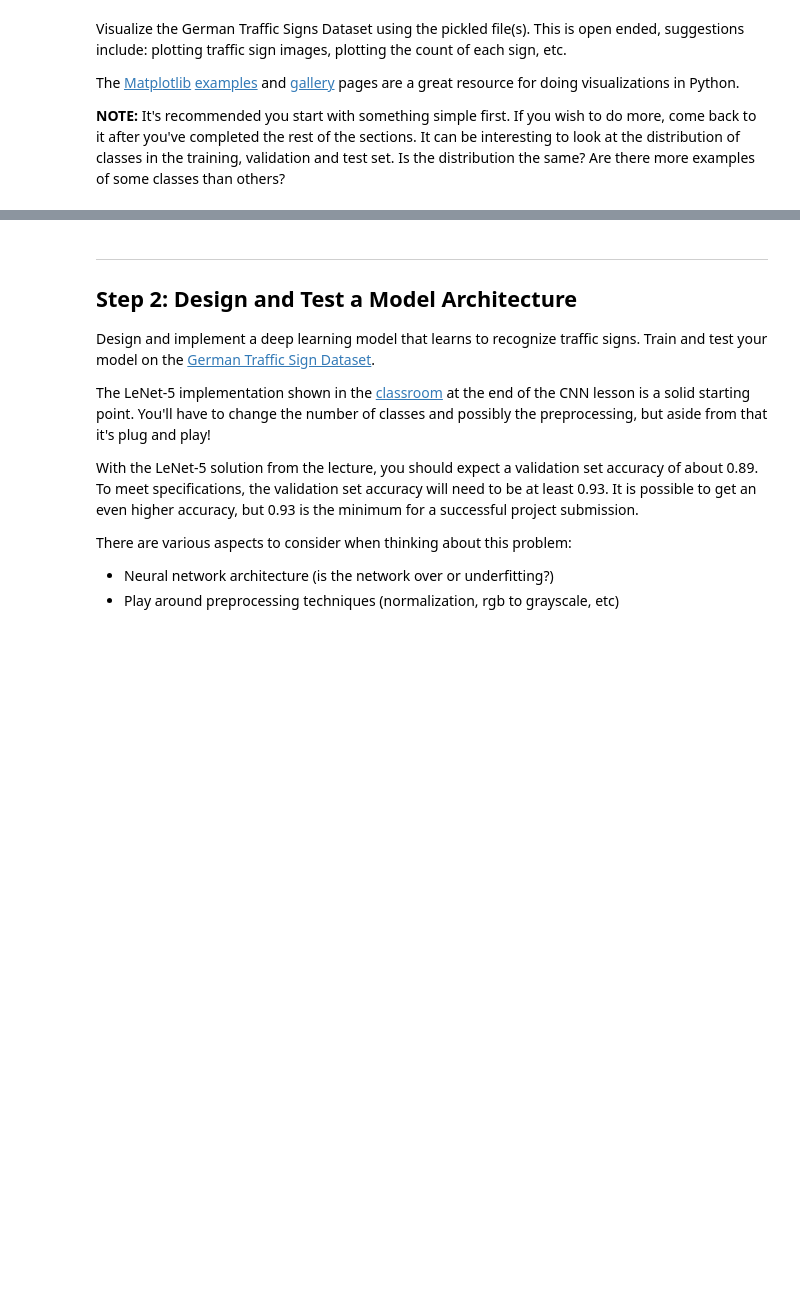
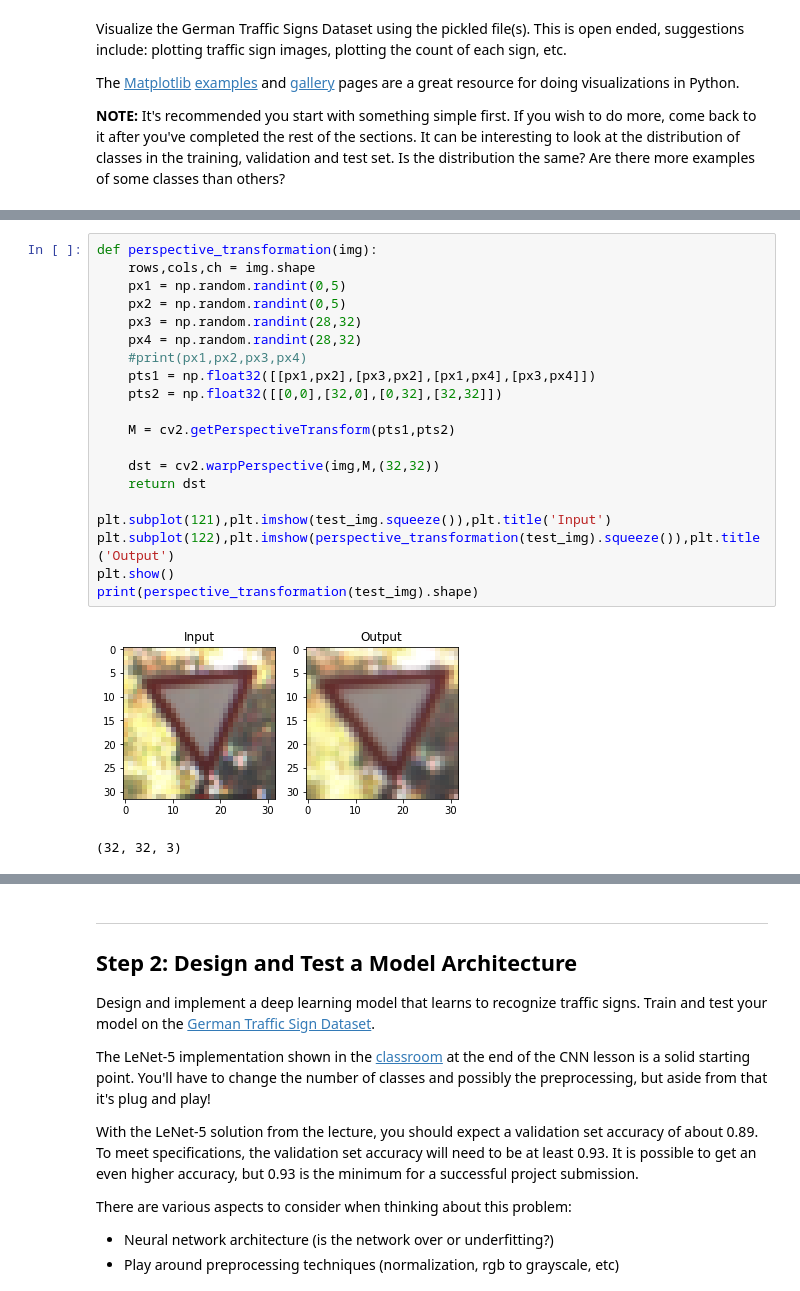
Before and after one commit to vipulbhandari82/CarND-Traffic-Sign-Classifier-Project, a Jupyter notebook: Traffic_Sign_Classifier.ipynb, the cells around one changed output, grey strips where cells are left out. Saved outputs shown, nothing was run; the diff lists cells and outputs as text; blank space fills up the shorter version.

```diff
--- a/Traffic_Sign_Classifier.ipynb
+++ b/Traffic_Sign_Classifier.ipynb
@@ -133,0 +164,23 @@ plt.show()
+# %%
+def perspective_transformation(img):
+    rows,cols,ch = img.shape
+    px1 = np.random.randint(0,5)
+    px2 = np.random.randint(0,5)
+    px3 = np.random.randint(28,32)
+    px4 = np.random.randint(28,32)
+    #print(px1,px2,px3,px4)
+    pts1 = np.float32([[px1,px2],[px3,px2],[px1,px4],[px3,px4]])
+    pts2 = np.float32([[0,0],[32,0],[0,32],[32,32]])
+
+    M = cv2.getPerspectiveTransform(pts1,pts2)
+
+    dst = cv2.warpPerspective(img,M,(32,32))
+    return dst
+
+plt.subplot(121),plt.imshow(test_img.squeeze()),plt.title('Input')
+plt.subplot(122),plt.imshow(perspective_transformation(test_img).squeeze()),plt.title('Output')
+plt.show()
+print(perspective_transformation(test_img).shape)
+# %% [output]
+[figure, added]
+(32, 32, 3)
```
Also changed, not shown: parts of 16 cells of this notebook, 9 other files.
